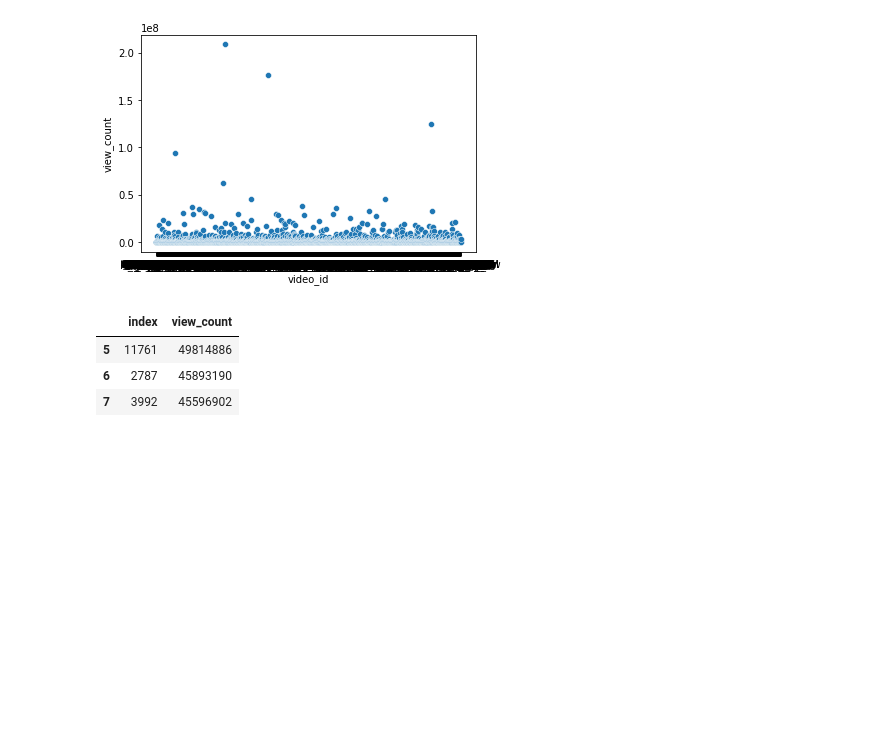
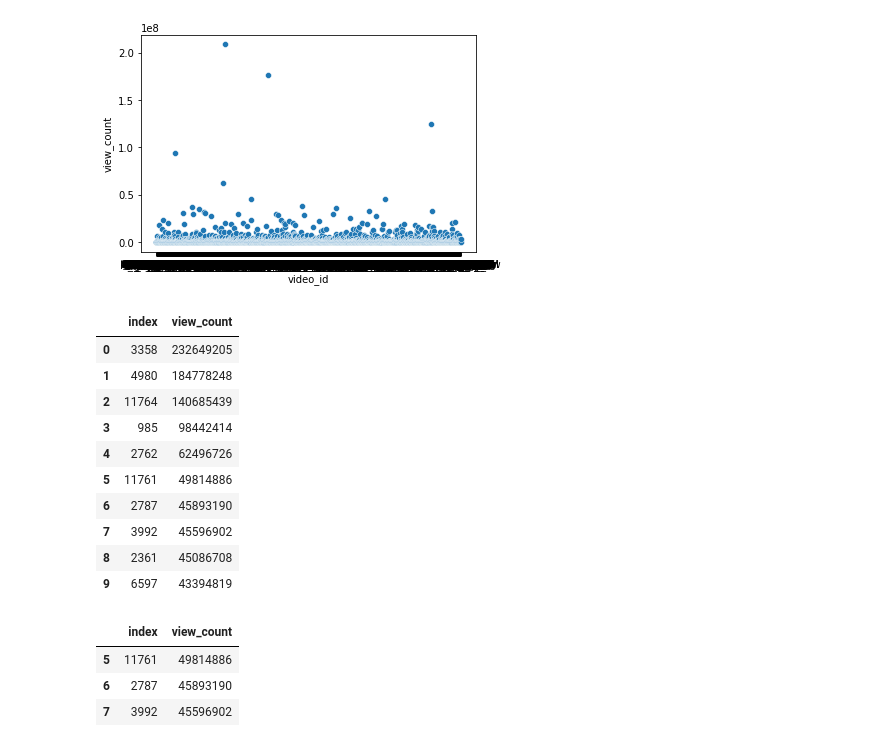
Before and after one commit to gorkemguneser/Youtube-Trending-Videos-Statistical-Analysis, a Jupyter notebook: code/nina.ipynb, the cells around one changed output. Saved outputs shown, nothing was run; the diff lists cells and outputs as text; code cells hidden in the pictures; blank space fills up the shorter version.

```diff
--- a/code/nina.ipynb
+++ b/code/nina.ipynb
@@ -242,5 +254,18 @@ sns.scatterplot(data = data_gb_unique, x = 'video_id', y = 'view_count')
 # %%
-data_us_updated = data_us_unique['view_count'].sort_values(ascending = False).reset_index().head(10)
+data_us_updated = data_us_unique['view_count'].sort_values(ascending = False).reset_index()
+data_us_updated.head(10)
+# %% [output]
+|  | index | view_count |
+| 0 | 3358 | 232649205 |
+| 1 | 4980 | 184778248 |
+| 2 | 11764 | 140685439 |
+| 3 | 985 | 98442414 |
+| 4 | 2762 | 62496726 |
+| 5 | 11761 | 49814886 |
+| 6 | 2787 | 45893190 |
+| 7 | 3992 | 45596902 |
+| 8 | 2361 | 45086708 |
+| 9 | 6597 | 43394819 |
 # %%
 data_us_updated = data_us_updated.drop(index = [0, 1, 2, 3, 4])
 data_us_updated.head(3)
```
Also changed, not shown: parts of 21 cells of this notebook.
